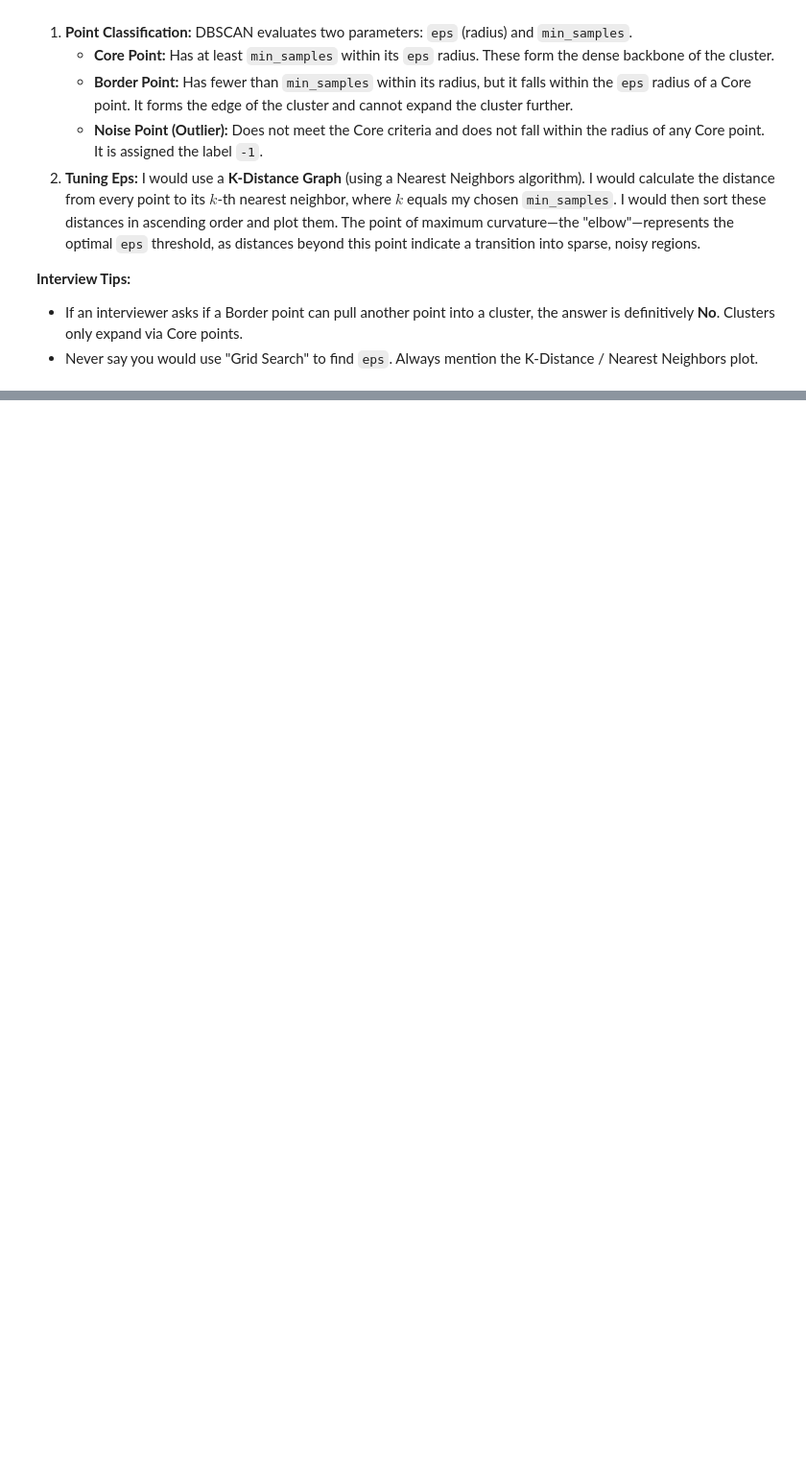
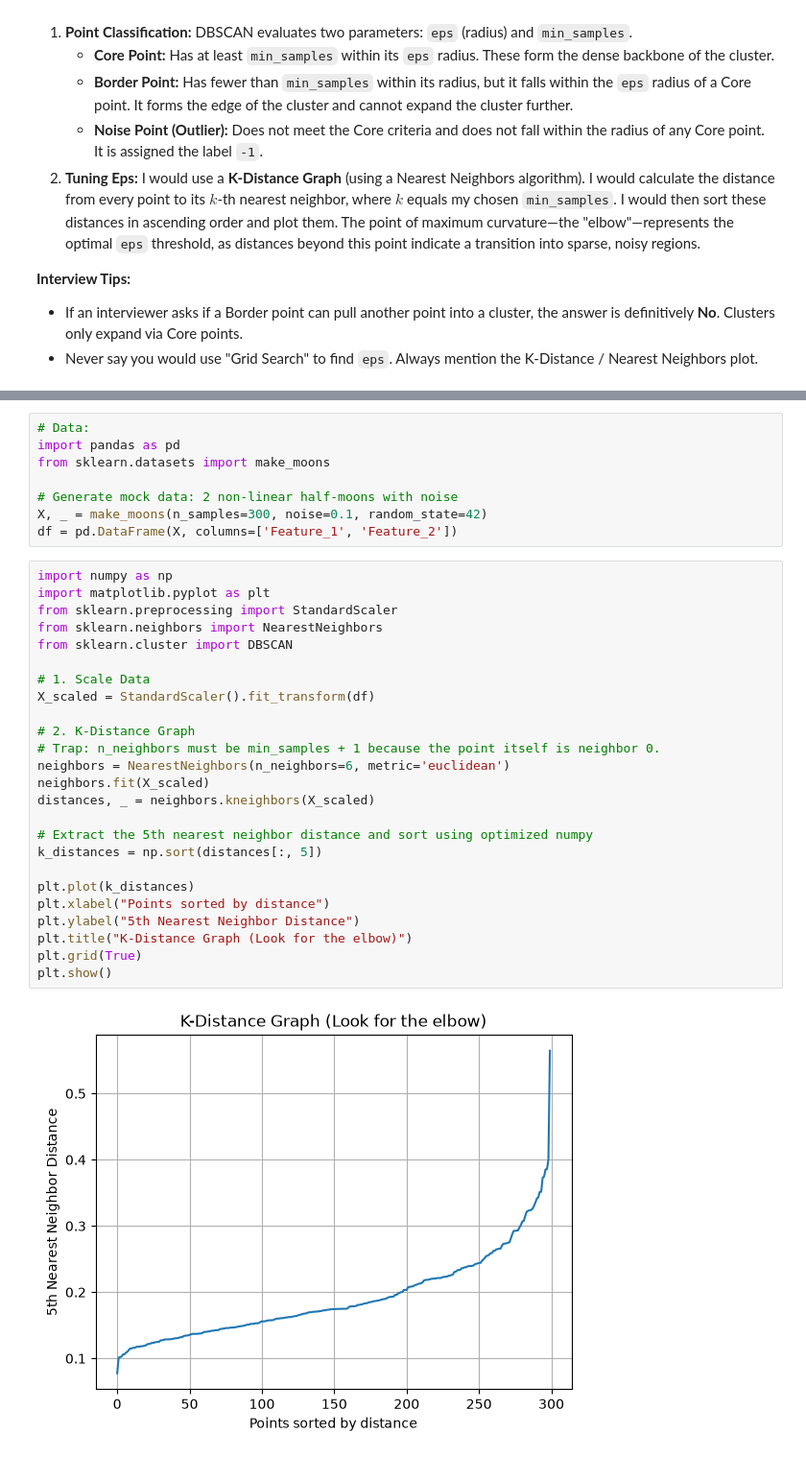
Before and after one commit to Shailya777/interview-prep, a Jupyter notebook: 04_ML/06_Clustering/04_DBSCAN.ipynb, the cells around one changed output, grey strips where cells are left out. Shown at 96% size. Drawn from its saved outputs; the diff is of its cells as text; blank space fills up the shorter version.

Commit message:
Add DBSCAN Practice Question 2 in ML Pattern 6.4

```diff
--- a/04_ML/06_Clustering/04_DBSCAN.ipynb
+++ b/04_ML/06_Clustering/04_DBSCAN.ipynb
@@ -75,0 +83,35 @@ $$d(p, q) = \sqrt{\sum_{i=1}^{n} (q_i - p_i)^2}$$
+# %%
+# Data:
+import pandas as pd
+from sklearn.datasets import make_moons
+
+# Generate mock data: 2 non-linear half-moons with noise
+X, _ = make_moons(n_samples=300, noise=0.1, random_state=42)
+df = pd.DataFrame(X, columns=['Feature_1', 'Feature_2'])
+# %%
+import numpy as np
+import matplotlib.pyplot as plt
+from sklearn.preprocessing import StandardScaler
+from sklearn.neighbors import NearestNeighbors
+from sklearn.cluster import DBSCAN
+
+# 1. Scale Data
+X_scaled = StandardScaler().fit_transform(df)
+
+# 2. K-Distance Graph
+# Trap: n_neighbors must be min_samples + 1 because the point itself is neighbor 0.
+neighbors = NearestNeighbors(n_neighbors=6, metric='euclidean')
+neighbors.fit(X_scaled)
+distances, _ = neighbors.kneighbors(X_scaled)
+
+# Extract the 5th nearest neighbor distance and sort using optimized numpy
+k_distances = np.sort(distances[:, 5])
+
+plt.plot(k_distances)
+plt.xlabel("Points sorted by distance")
+plt.ylabel("5th Nearest Neighbor Distance")
+plt.title("K-Distance Graph (Look for the elbow)")
+plt.grid(True)
+plt.show()
+# %% [output]
+[figure, added]
```
Also changed, not shown: parts of 5 cells of this notebook.
